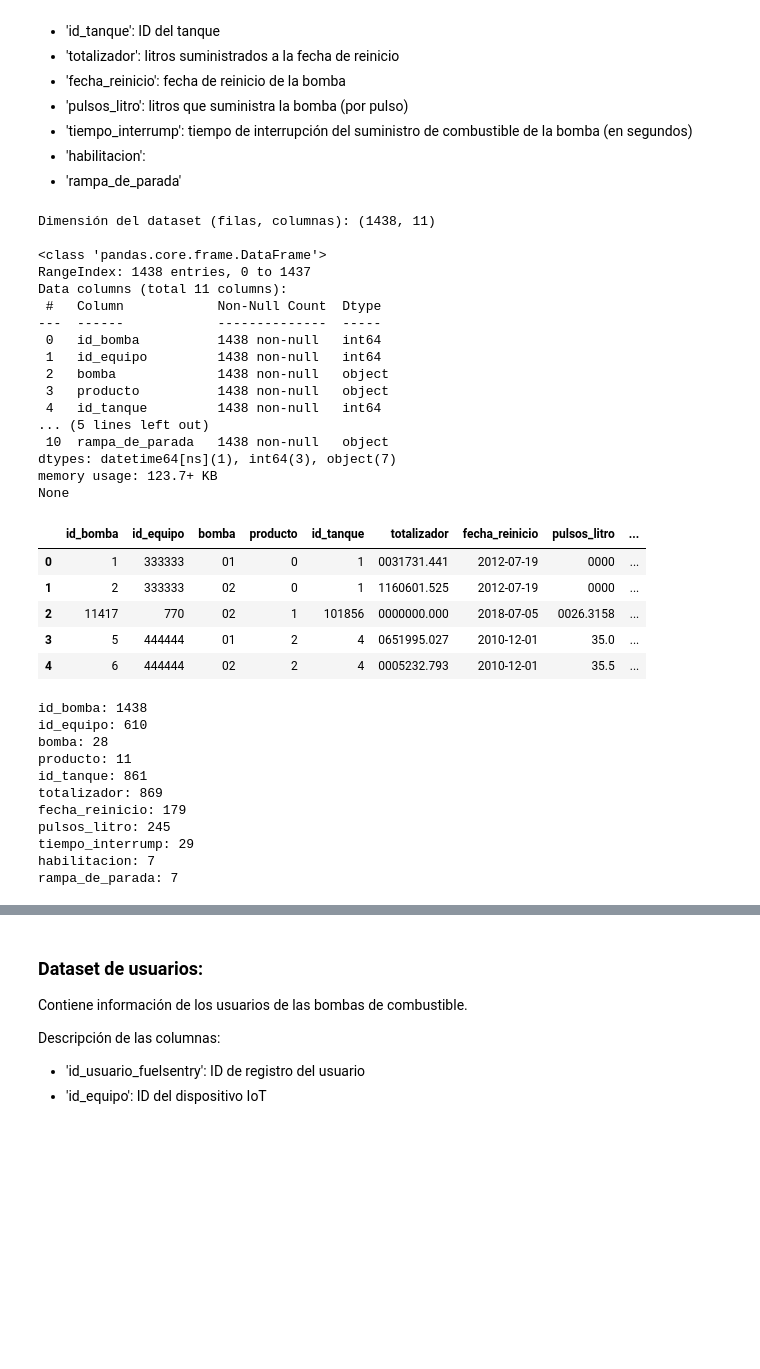
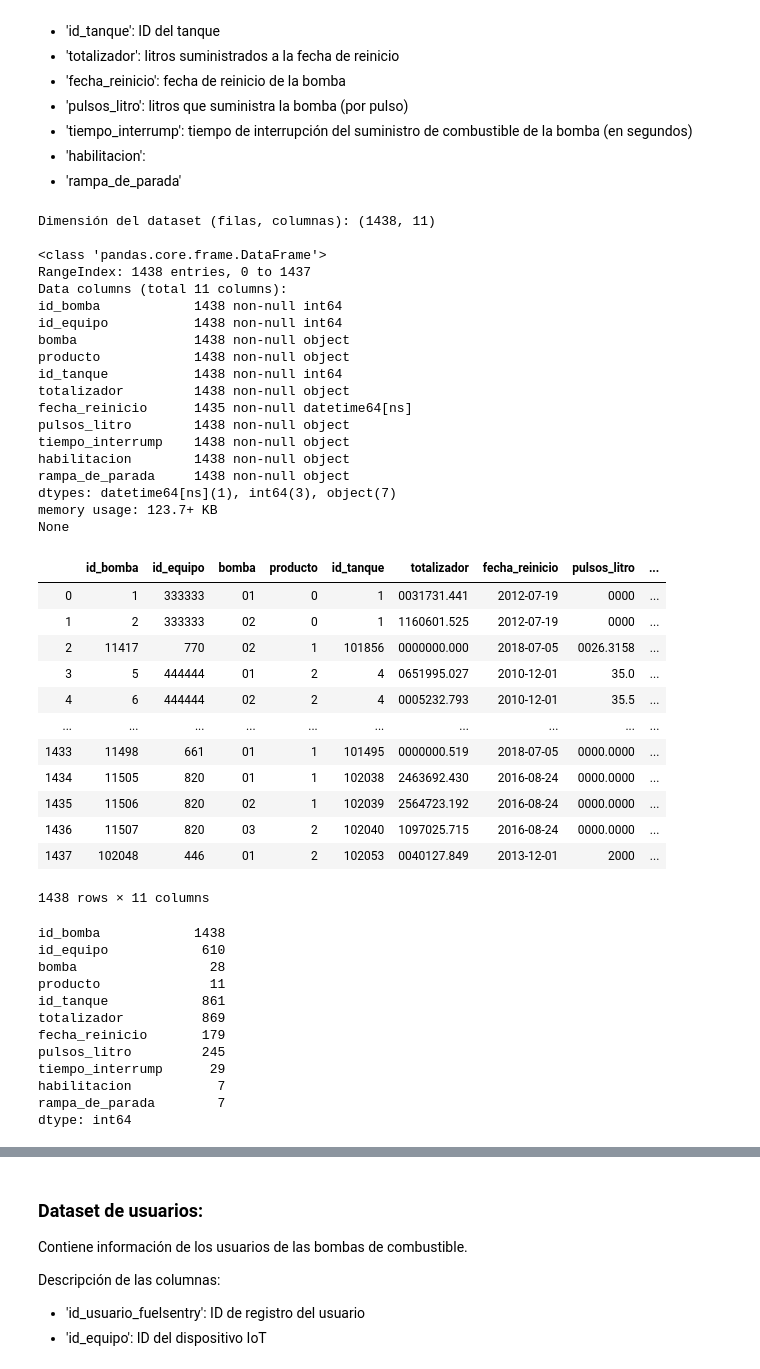
Before and after one commit to sauritlucas/MentoriaBiocombustible, a Jupyter notebook: Práctico de Análisis y Visualización.ipynb, the cells around one changed output, grey strips where cells are left out. Drawn from its saved outputs; the diff is of its cells as text; code cells hidden in the pictures; blank space fills up the shorter version.

```diff
--- a/Práctico de Análisis y Visualización.ipynb
+++ b/Práctico de Análisis y Visualización.ipynb
@@ -15,3 +21,7 @@ from datetime import datetime
+# %%
+config = configparser.ConfigParser()
+config.read('config.ini')
+conf = config['dtondo']
 # %%
 #import warnings
 #warnings.filterwarnings("ignore")
@@ -73,2 +99,6 @@ conexion = create_engine(path_conexion)
+# %%
+# Crear motor de conexión sqlalchemy
+path_conexion = 'mysql+pymysql://{}:{}@{}:{}/{}'.format(conf['DB_USER'], conf['DB_PASS'], conf['DB_HOST'], conf['DB_PORT'], conf['DB_NAME'])
+dbconn = create_engine(path_conexion)
 # %% [markdown]
 Para este primer práctico estaremos trabajando solo con algunos datasets. En el segundo práctico se incorporará otros datasets, que requieren de mayor limpieza y manipulacion de los datos.
@@ -81,11 +105,11 @@ query_usuarios = "SELECT * FROM fs_usuarios_fuelsentry;"
 # %%
 # Obtención de dataframe 'fs_asignacion_producto', 'fs_bombas', 'fs_equipo', 'fs_tanques', 'fs_usuarios_fuelsentry', 'fs_vehiculos'
-df_productos = pd.read_sql_query(query_productos, conexion)
-df_tanques = pd.read_sql_query(query_tanques, conexion)
-df_usuarios = pd.read_sql_query(query_usuarios, conexion)
+df_p = pd.read_sql_query("SELECT * FROM fs_asignacion_producto;", dbconn)
+df_t = pd.read_sql_query("SELECT * FROM fs_tanques;", dbconn)
+df_m = pd.read_sql_query("SELECT * FROM fs_usuarios_fuelsentry;", dbconn)
+df_v = pd.read_sql_query("SELECT * FROM fs_vehiculos;", dbconn)
 
-# También podemos pasar el tipo de formato de las fechas para su conversión al momento de leer los datos
 format_string = "%Y-%m-%d %H:%M:%S"
-df_bombas = pd.read_sql_query(query_bombas, conexion, parse_dates={'fecha_reinicio': format_string})
+df_b = pd.read_sql_query("SELECT * FROM fs_bombas;", dbconn, parse_dates={'fecha_reinicio': format_string})
 # %%
-pd.set_option('display.max_columns', 50)
+#pd.set_option('display.max_columns', 50)
@@ -164,49 +242,58 @@ Descripción de las columnas:
 - 'habilitacion':
 - 'rampa_de_parada'
 # %%
-print(f'Dimensión del dataset (filas, columnas): {df_bombas.shape}\n')
-print(f'{df_bombas.info()}\n')
-df_bombas.head()
+print(f'Dimensión del dataset (filas, columnas): {df_b.shape}\n')
+print(f'{df_b.info()}\n')
+df_b
 # %% [output]
 Dimensión del dataset (filas, columnas): (1438, 11)
 
 <class 'pandas.core.frame.DataFrame'>
 RangeIndex: 1438 entries, 0 to 1437
 Data columns (total 11 columns):
- #   Column            Non-Null Count  Dtype
----  ------            --------------  -----
- 0   id_bomba          1438 non-null   int64
- 1   id_equipo         1438 non-null   int64
- 2   bomba             1438 non-null   object
- 3   producto          1438 non-null   object
- 4   id_tanque         1438 non-null   int64
-... (5 lines left out)
- 10  rampa_de_parada   1438 non-null   object
+id_bomba            1438 non-null int64
+id_equipo           1438 non-null int64
+bomba               1438 non-null object
+producto            1438 non-null object
+id_tanque           1438 non-null int64
+totalizador         1438 non-null object
+fecha_reinicio      1435 non-null datetime64[ns]
+pulsos_litro        1438 non-null object
+tiempo_interrump    1438 non-null object
+habilitacion        1438 non-null object
+rampa_de_parada     1438 non-null object
 dtypes: datetime64[ns](1), int64(3), object(7)
 memory usage: 123.7+ KB
 None
 |  | id_bomba | id_equipo | bomba | producto | id_tanque | totalizador | fecha_reinicio | pulsos_litro | ... |
 | 0 | 1 | 333333 | 01 | 0 | 1 | 0031731.441 | 2012-07-19 | 0000 | ... |
 | 1 | 2 | 333333 | 02 | 0 | 1 | 1160601.525 | 2012-07-19 | 0000 | ... |
 | 2 | 11417 | 770 | 02 | 1 | 101856 | 0000000.000 | 2018-07-05 | 0026.3158 | ... |
 | 3 | 5 | 444444 | 01 | 2 | 4 | 0651995.027 | 2010-12-01 | 35.0 | ... |
 | 4 | 6 | 444444 | 02 | 2 | 4 | 0005232.793 | 2010-12-01 | 35.5 | ... |
+| ... | ... | ... | ... | ... | ... | ... | ... | ... | ... |
+| 1433 | 11498 | 661 | 01 | 1 | 101495 | 0000000.519 | 2018-07-05 | 0000.0000 | ... |
+| 1434 | 11505 | 820 | 01 | 1 | 102038 | 2463692.430 | 2016-08-24 | 0000.0000 | ... |
+| 1435 | 11506 | 820 | 02 | 1 | 102039 | 2564723.192 | 2016-08-24 | 0000.0000 | ... |
+| 1436 | 11507 | 820 | 03 | 2 | 102040 | 1097025.715 | 2016-08-24 | 0000.0000 | ... |
+| 1437 | 102048 | 446 | 01 | 2 | 102053 | 0040127.849 | 2013-12-01 | 2000 | ... |
+1438 rows × 11 columns
 # %%
 # Valores o categorias unicas para cada columna
-for i in df_bombas.columns:
-    print(f'{i}: {df_bombas[i].nunique()}')
+df_b.nunique()
 # %% [output]
-id_bomba: 1438
-id_equipo: 610
-bomba: 28
-producto: 11
-id_tanque: 861
-totalizador: 869
-fecha_reinicio: 179
-pulsos_litro: 245
-tiempo_interrump: 29
-habilitacion: 7
-rampa_de_parada: 7
+id_bomba            1438
+id_equipo            610
+bomba                 28
+producto              11
+id_tanque            861
+totalizador          869
+fecha_reinicio       179
+pulsos_litro         245
+tiempo_interrump      29
+habilitacion           7
+rampa_de_parada        7
+dtype: int64
 # %% [markdown]
 ### Dataset de tanques:
 
```
Also changed, not shown: parts of 50 cells of this notebook, 3 other files.
